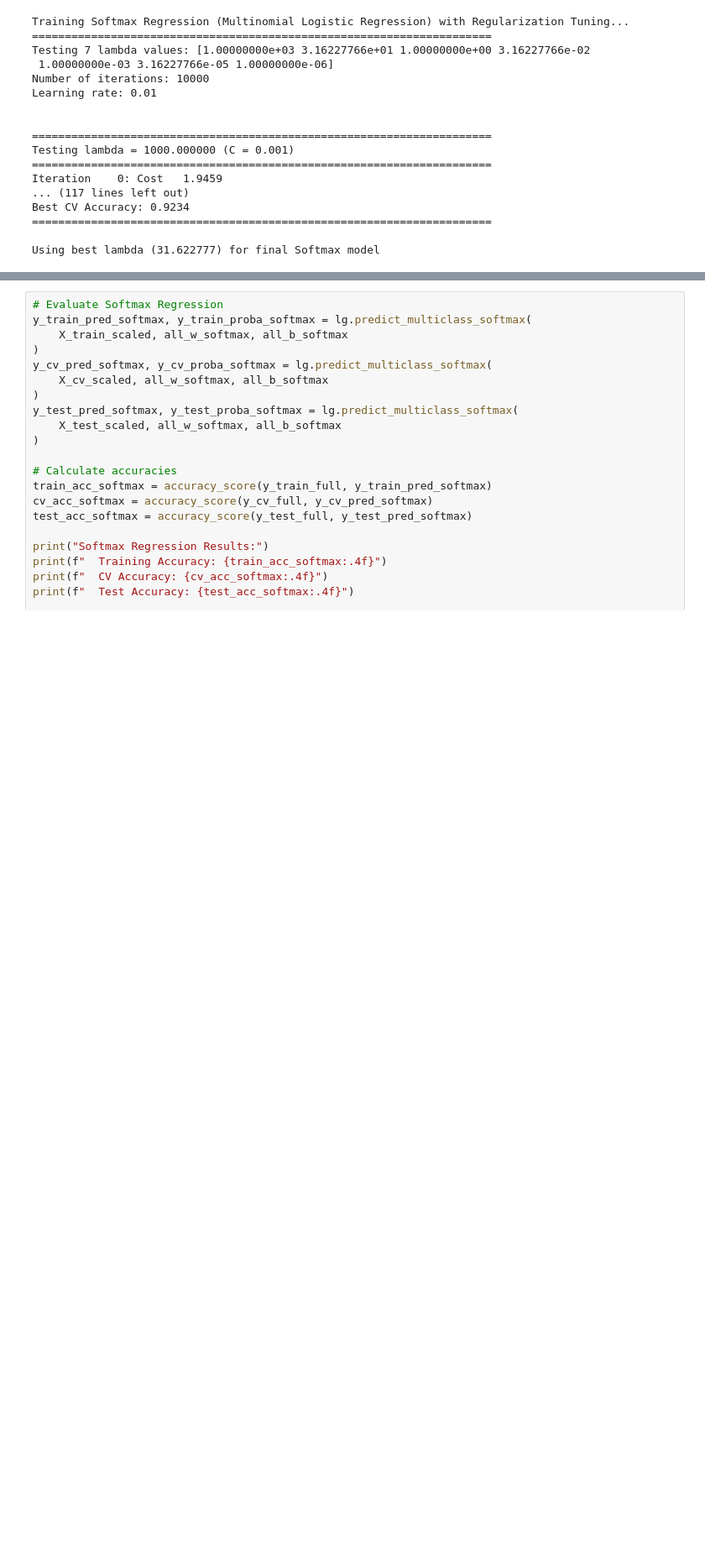
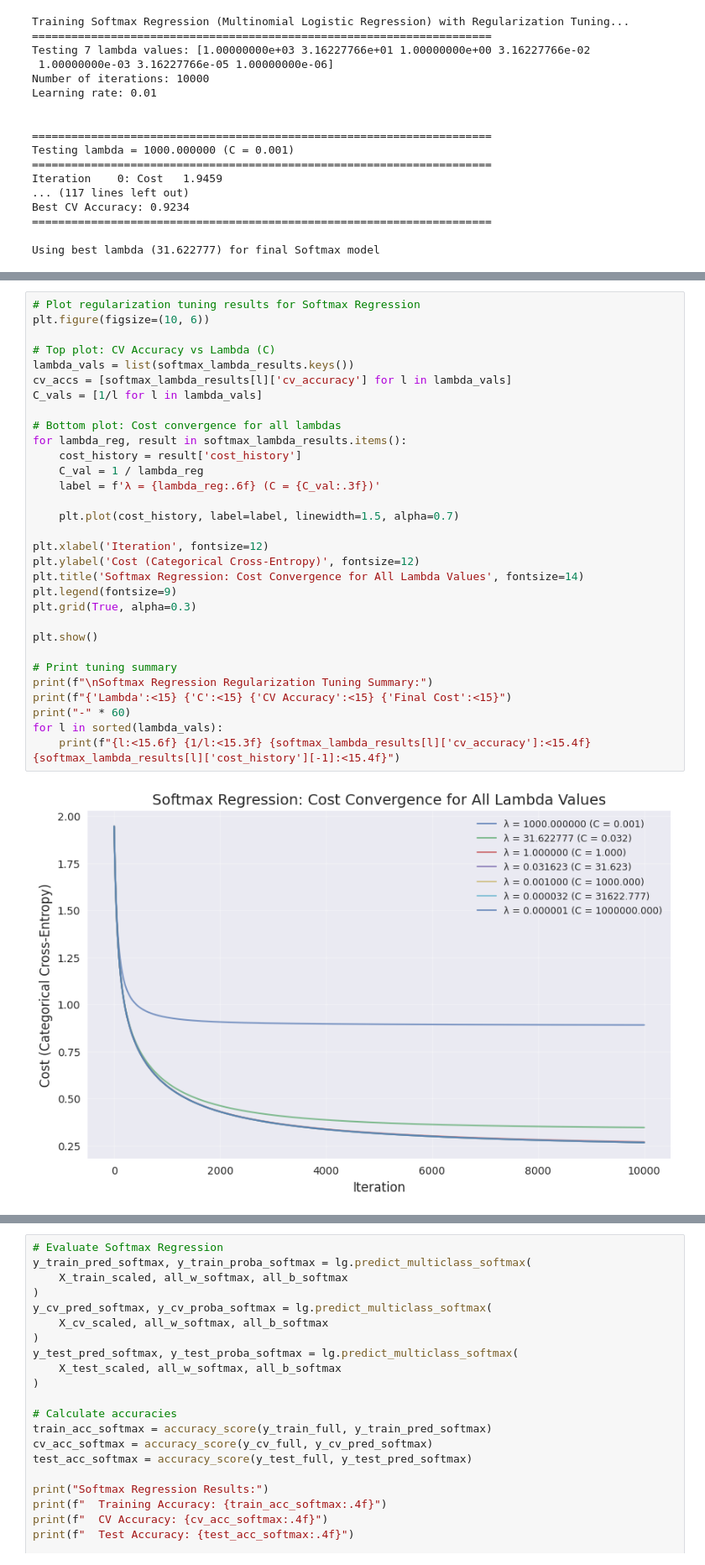
Before and after one commit to fadimardelli/dry-bean-classification, a Jupyter notebook: notebooks/02_model1_LogisticRegression_Lab.ipynb, the cells around one changed output, grey strips where cells are left out. Shown at 84% size. Saved outputs shown, nothing was run; the diff lists cells and outputs as text; blank space fills up the shorter version.

```diff
--- a/notebooks/02_model1_LogisticRegression_Lab.ipynb
+++ b/notebooks/02_model1_LogisticRegression_Lab.ipynb
@@ -1155,0 +1127,33 @@ Lambda          C               CV Accuracy     Final Cost
+# %%
+# Plot regularization tuning results for Softmax Regression
+plt.figure(figsize=(10, 6))
+
+# Top plot: CV Accuracy vs Lambda (C)
+lambda_vals = list(softmax_lambda_results.keys())
+cv_accs = [softmax_lambda_results[l]['cv_accuracy'] for l in lambda_vals]
+C_vals = [1/l for l in lambda_vals]
+
+# Bottom plot: Cost convergence for all lambdas
+for lambda_reg, result in softmax_lambda_results.items():
+    cost_history = result['cost_history']
+    C_val = 1 / lambda_reg
+    label = f'λ = {lambda_reg:.6f} (C = {C_val:.3f})'
+
+    plt.plot(cost_history, label=label, linewidth=1.5, alpha=0.7)
+
+plt.xlabel('Iteration', fontsize=12)
+plt.ylabel('Cost (Categorical Cross-Entropy)', fontsize=12)
+plt.title('Softmax Regression: Cost Convergence for All Lambda Values', fontsize=14)
+plt.legend(fontsize=9)
+plt.grid(True, alpha=0.3)
+
+plt.show()
+
+# Print tuning summary
+print(f"\nSoftmax Regression Regularization Tuning Summary:")
+print(f"{'Lambda':<15} {'C':<15} {'CV Accuracy':<15} {'Final Cost':<15}")
+print("-" * 60)
+for l in sorted(lambda_vals):
+    print(f"{l:<15.6f} {1/l:<15.3f} {softmax_lambda_results[l]['cv_accuracy']:<15.4f} {softmax_lambda_results[l]['cost_history'][-1]:<15.4f}")
+# %% [output]
+[figure, added]
```
Also changed, not shown: parts of 3 cells of this notebook.
